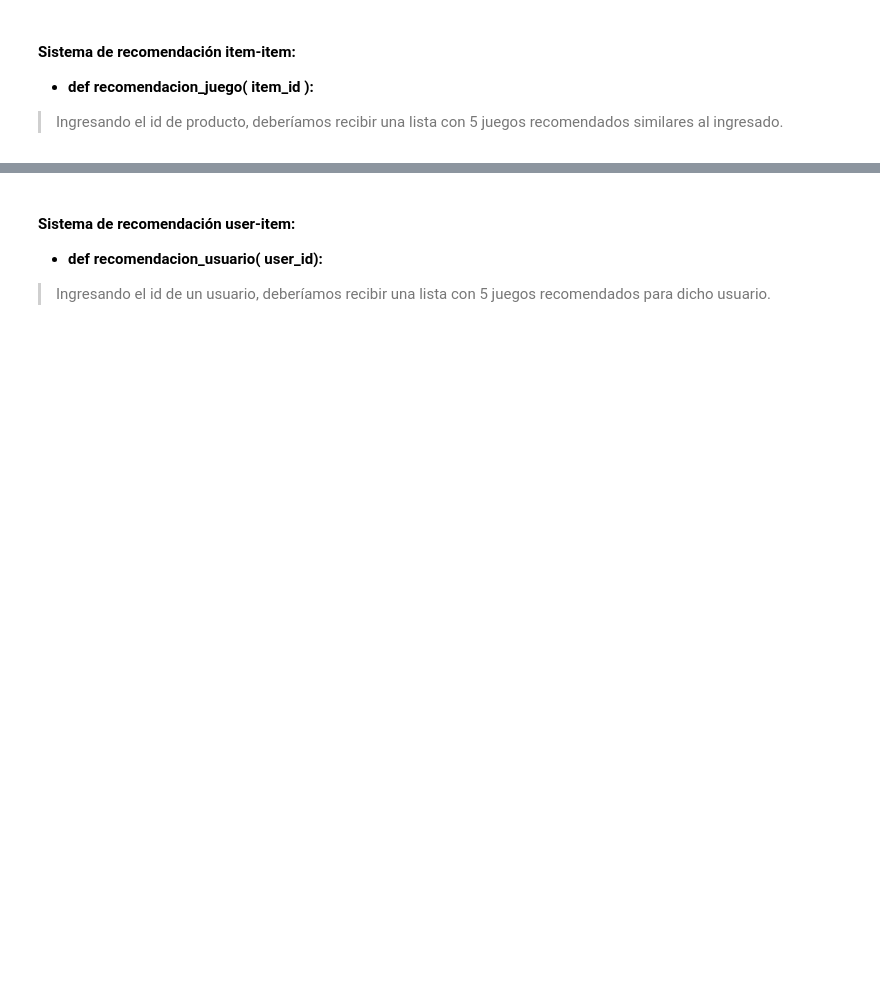
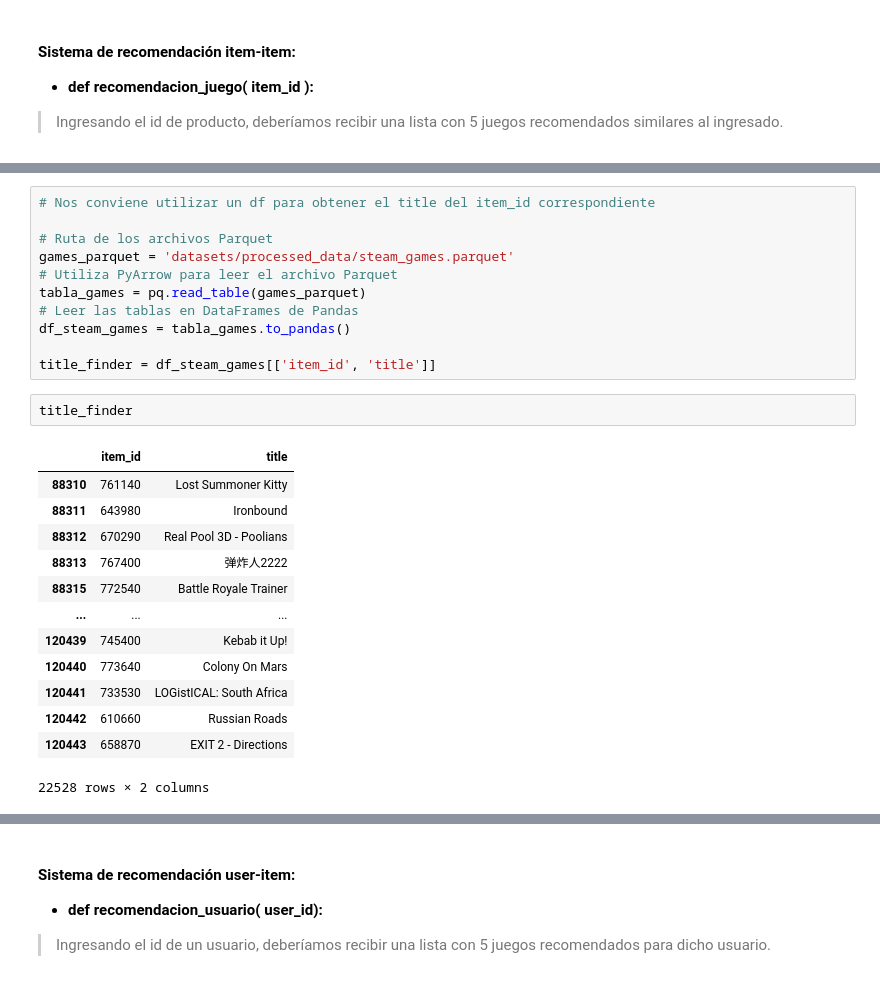
Before and after one commit to sebastianrosenblunnhellman/Steam_ML_OPS, a Jupyter notebook: 04_ML.ipynb, the cells around one changed output, grey strips where cells are left out. Drawn from its saved outputs; the diff is of its cells as text; blank space fills up the shorter version.

```diff
--- a/04_ML.ipynb
+++ b/04_ML.ipynb
@@ -80,0 +204,27 @@ recomendacion_juego("17140")
+# %%
+# Nos conviene utilizar un df para obtener el title del item_id correspondiente
+
+# Ruta de los archivos Parquet
+games_parquet = 'datasets/processed_data/steam_games.parquet'
+# Utiliza PyArrow para leer el archivo Parquet
+tabla_games = pq.read_table(games_parquet)
+# Leer las tablas en DataFrames de Pandas
+df_steam_games = tabla_games.to_pandas()
+
+title_finder = df_steam_games[['item_id', 'title']]
+# %%
+title_finder
+# %% [output]
+|  | item_id | title |
+| 88310 | 761140 | Lost Summoner Kitty |
+| 88311 | 643980 | Ironbound |
+| 88312 | 670290 | Real Pool 3D - Poolians |
+| 88313 | 767400 | 弹炸人2222 |
+| 88315 | 772540 | Battle Royale Trainer |
+| ... | ... | ... |
+| 120439 | 745400 | Kebab it Up! |
+| 120440 | 773640 | Colony On Mars |
+| 120441 | 733530 | LOGistICAL: South Africa |
+| 120442 | 610660 | Russian Roads |
+| 120443 | 658870 | EXIT 2 - Directions |
+22528 rows × 2 columns
```
Also changed, not shown: parts of 39 cells of this notebook, 8 other files.
